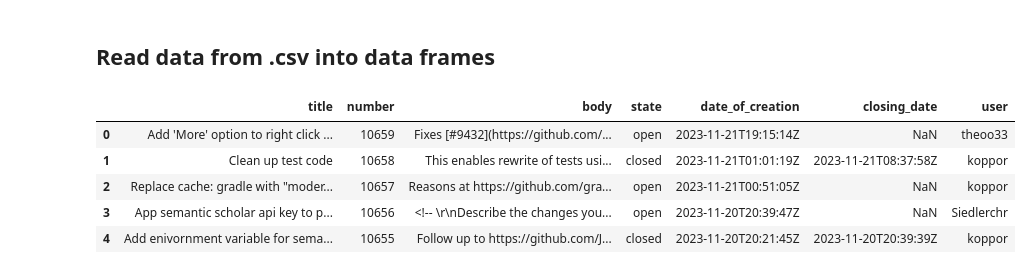
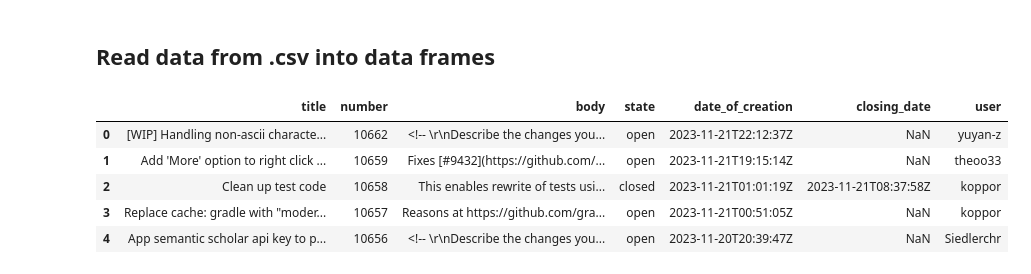
Before and after one commit to skyeNAU/INF502_Project2_Group3, a Jupyter notebook: Module 2.ipynb, the cells around one changed output. Drawn from its saved outputs; the diff is of its cells as text; code cells hidden in the pictures.

```diff
--- a/Module 2.ipynb
+++ b/Module 2.ipynb
@@ -243,15 +243,15 @@ for ud in userdata_list:
 # %%
 repos_df = pd.read_csv('github_repo_data.csv')
 pullreq_df = pd.read_csv('pullrequest_data.csv')
 userdata_df = pd.read_csv('user_data.csv')
 
 # repos_df.head()
-# pullreq_df.head()
+pullreq_df.head()
 # userdata_df.head()
 # %% [output]
 |  | title | number | body | state | date_of_creation | closing_date | user |
-| 0 | Add 'More' option to right click ... | 10659 | Fixes [#9432](https://github.com/... | open | 2023-11-21T19:15:14Z | NaN | theoo33 |
-| 1 | Clean up test code | 10658 | This enables rewrite of tests usi... | closed | 2023-11-21T01:01:19Z | 2023-11-21T08:37:58Z | koppor |
-| 2 | Replace cache: gradle with "moder... | 10657 | Reasons at https://github.com/gra... | open | 2023-11-21T00:51:05Z | NaN | koppor |
-| 3 | App semantic scholar api key to p... | 10656 | <!-- \r\nDescribe the changes you... | open | 2023-11-20T20:39:47Z | NaN | Siedlerchr |
-| 4 | Add enivornment variable for sema... | 10655 | Follow up to https://github.com/J... | closed | 2023-11-20T20:21:45Z | 2023-11-20T20:39:39Z | koppor |
+| 0 | [WIP] Handling non-ascii characte... | 10662 | <!-- \r\nDescribe the changes you... | open | 2023-11-21T22:12:37Z | NaN | yuyan-z |
+| 1 | Add 'More' option to right click ... | 10659 | Fixes [#9432](https://github.com/... | open | 2023-11-21T19:15:14Z | NaN | theoo33 |
+| 2 | Clean up test code | 10658 | This enables rewrite of tests usi... | closed | 2023-11-21T01:01:19Z | 2023-11-21T08:37:58Z | koppor |
+| 3 | Replace cache: gradle with "moder... | 10657 | Reasons at https://github.com/gra... | open | 2023-11-21T00:51:05Z | NaN | koppor |
+| 4 | App semantic scholar api key to p... | 10656 | <!-- \r\nDescribe the changes you... | open | 2023-11-20T20:39:47Z | NaN | Siedlerchr |
```
Also changed, not shown: parts of 14 cells of this notebook.
